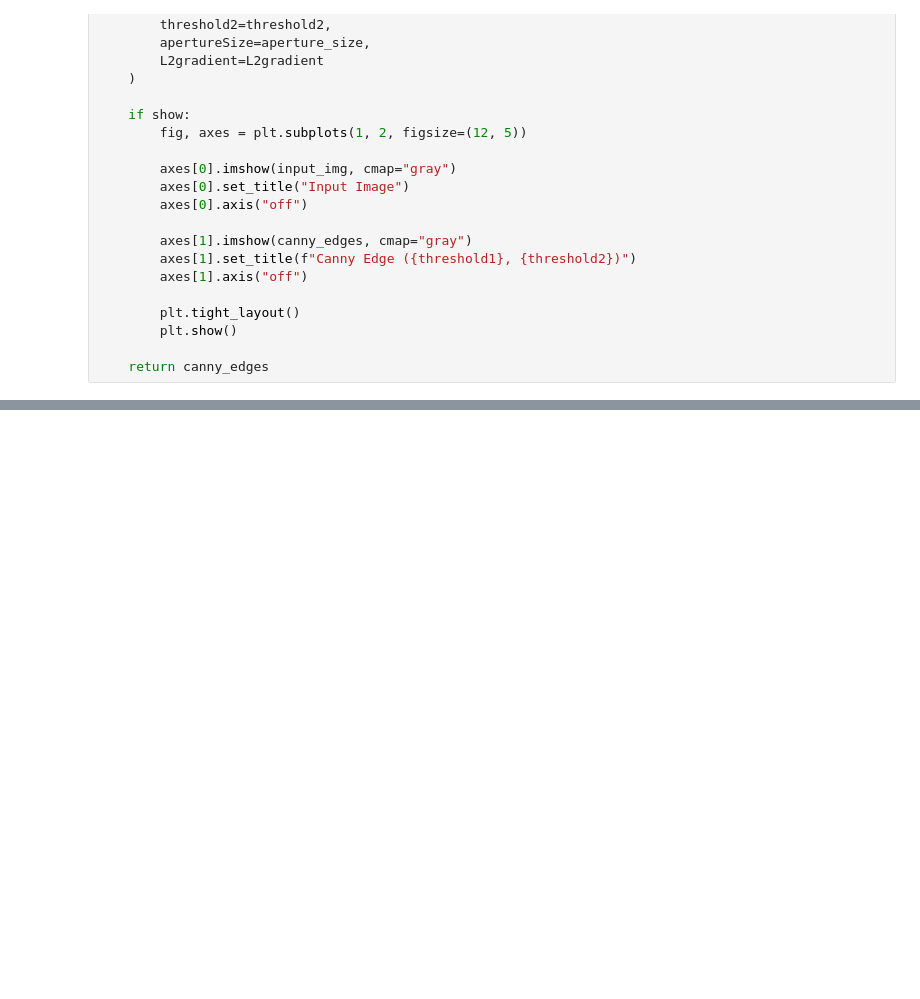
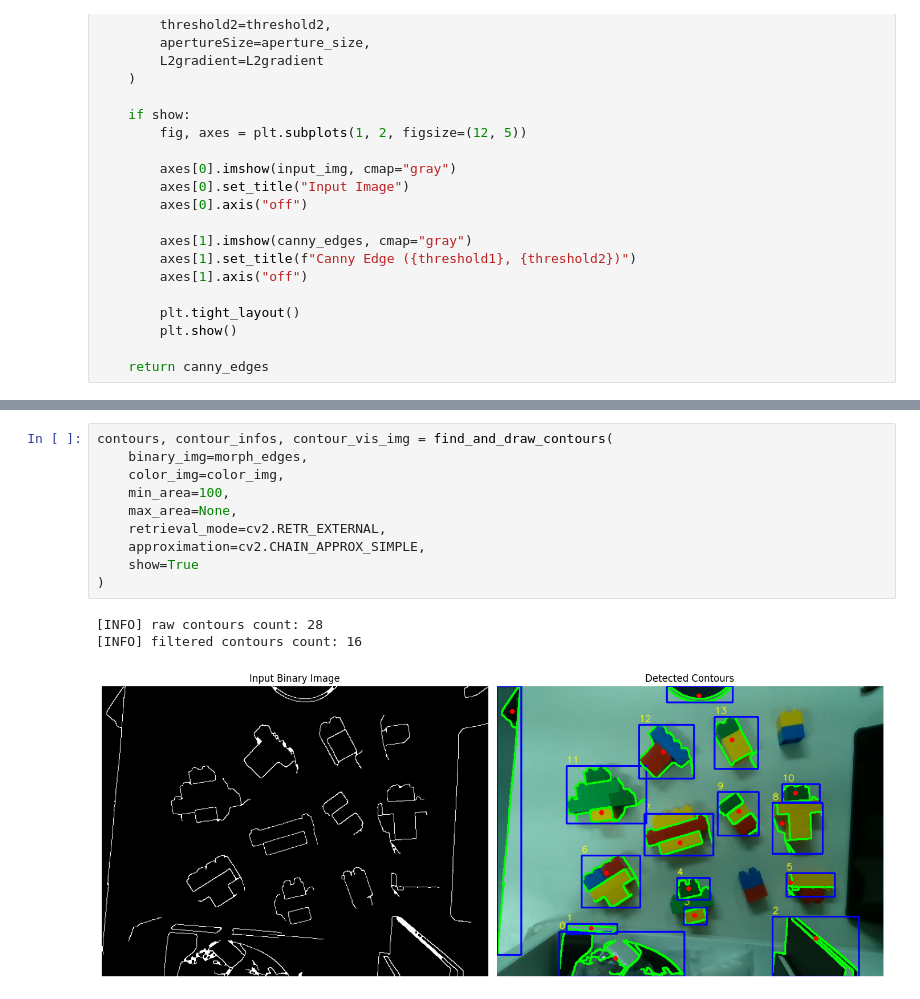
Before and after one commit to engineer0914/pointcloud_test, a Jupyter notebook: test.ipynb, the cells around one changed output, grey strips where cells are left out. Saved outputs shown, nothing was run; the diff lists cells and outputs as text; blank space fills up the shorter version.

```diff
--- a/test.ipynb
+++ b/test.ipynb
@@ -610,0 +901,14 @@ canny_edges = apply_canny_edge(
+# %%
+contours, contour_infos, contour_vis_img = find_and_draw_contours(
+    binary_img=morph_edges,
+    color_img=color_img,
+    min_area=100,
+    max_area=None,
+    retrieval_mode=cv2.RETR_EXTERNAL,
+    approximation=cv2.CHAIN_APPROX_SIMPLE,
+    show=True
+)
+# %% [output]
+[INFO] raw contours count: 28
+[INFO] filtered contours count: 16
+[figure, added]
```
Also changed, not shown: parts of 14 cells of this notebook, 2 other files.
